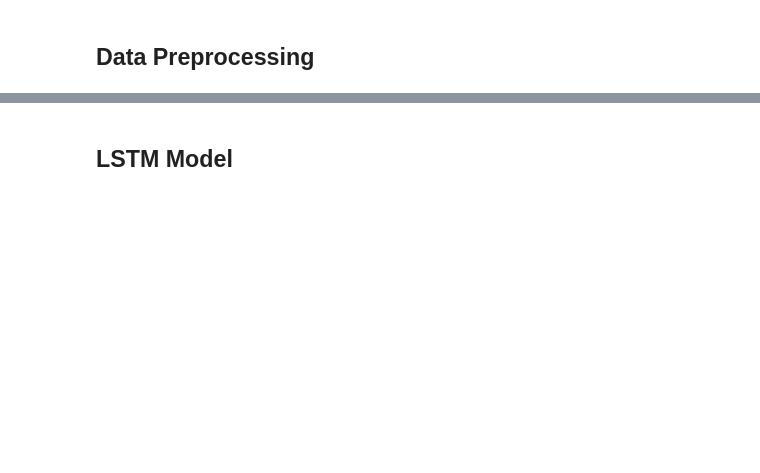
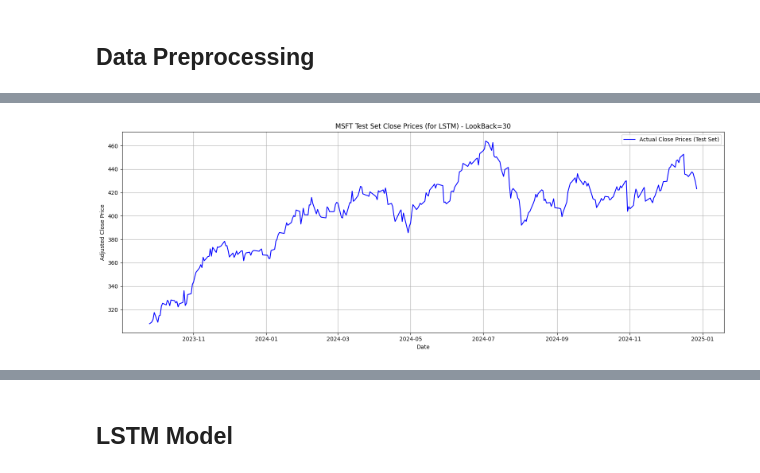
Before and after one commit to orevs-com/Stock-Market-Project, a Jupyter notebook: MSc_Final_Project.ipynb, the cells around one changed output, grey strips where cells are left out. Saved outputs shown, nothing was run; the diff lists cells and outputs as text; code cells hidden in the pictures; blank space fills up the shorter version.

```diff
--- a/MSc_Final_Project.ipynb
+++ b/MSc_Final_Project.ipynb
@@ -774,0 +866,85 @@ Visualizing splits for: AAPL
+# %%
+print("\n--- Visualizing Preprocessed Data ---")
+sample_ticker_for_lstm_plot = None
+# Find a ticker that has at least one look_back data prepared for LSTM
+for ticker_name, look_back_data in prepared_data_for_all_models['lstm'].items():
+    if look_back_data: # Check if the inner dictionary is not empty
+        first_look_back_key = next(iter(look_back_data)) # Get the first look_back key
+        data = look_back_data[first_look_back_key]
+        if data['X_test_lstm'].shape[0] > 0 and data['y_test_raw'].shape[0] > 0:
+            sample_ticker_for_lstm_plot = ticker_name
+            sample_look_back_for_plot = first_look_back_key
+            break
+
+if sample_ticker_for_lstm_plot:
+    print(f"\n--- Visualizing LSTM Test Data for {sample_ticker_for_lstm_plot} (LookBack={sample_look_back_for_plot}) ---")
+    lstm_data_for_plot = prepared_data_for_all_models['lstm'][sample_ticker_for_lstm_plot][sample_look_back_for_plot]
+
+    plt.figure(figsize=(16, 6))
+    plt.plot(lstm_data_for_plot['y_test_raw'].index, lstm_data_for_plot['y_test_raw'], label='Actual Close Prices (Test Set)', color='blue')
+    plt.title(f'{sample_ticker_for_lstm_plot} Test Set Close Prices (for LSTM) - LookBack={sample_look_back_for_plot}')
+    plt.xlabel('Date')
+    plt.ylabel('Adjusted Close Price')
+    plt.legend()
+    plt.grid(True)
+    plt.tight_layout()
+    plt.show()
+    plt.savefig(os.path.join(Plots_Output_Path, f"{sample_ticker_for_lstm_plot}_LSTM_Test_Data_lb{sample_look_back_for_plot}.png"))
+    plt.close()
+
+    print(f"\n--- Example LSTM Input Sequence Shape for {sample_ticker_for_lstm_plot} (LookBack={sample_look_back_for_plot}) ---")
+    if lstm_data_for_plot['X_train_lstm'].shape[0] > 0:
+        first_lstm_input_sample = lstm_data_for_plot['X_train_lstm'][0]
+        print(f"Shape of one LSTM input sequence (timesteps, features): {first_lstm_input_sample.shape}")
+        print(f"Number of features used per timestep: {first_lstm_input_sample.shape[1]}")
+
+sample_ticker_for_xgb_plot = None
+for ticker_name, data in prepared_data_for_all_models['xgboost'].items():
+    if data['X_test'].shape[0] > 0 and data['y_test'].shape[0] > 0:
+        sample_ticker_for_xgb_plot = ticker_name
+        break
+if sample_ticker_for_xgb_plot:
+    print(f"\n--- Visualizing XGBoost Test Data for {sample_ticker_for_xgb_plot} ---")
+    xgb_data_for_plot = prepared_data_for_all_models['xgboost'][sample_ticker_for_xgb_plot]
+
+    plt.figure(figsize=(10, 5))
+    plt.hist(xgb_data_for_plot['y_test'], bins=50, alpha=0.7, color='green', label='XGBoost Test Target Distribution')
+    plt.title(f'{sample_ticker_for_xgb_plot} XGBoost Test Target Distribution')
+    plt.xlabel('Close Price')
+    plt.ylabel('Frequency')
+    plt.legend()
+    plt.grid(True)
+    plt.tight_layout()
+    plt.show()
+    plt.savefig(os.path.join(Plots_Output_Path, f"{sample_ticker_for_xgb_plot}_XGBoost_Test_Target_Distribution.png"))
+    plt.close()
+
+    print(f"\n--- Example XGBoost Input Features Shape for {sample_ticker_for_xgb_plot} ---")
+    if xgb_data_for_plot['X_train'].shape[0] > 0:
+        print(f"Shape of one XGBoost input sample (features): {xgb_data_for_plot['X_train'].iloc[0].shape}")
+        print(f"Total number of features (including lags): {xgb_data_for_plot['X_train'].shape[1]}")
+
+sample_ticker_for_arima_plot = None
+for ticker_name, data in prepared_data_for_all_models['arima'].items():
+    if data['test_data'].shape[0] > 0:
+        sample_ticker_for_arima_plot = ticker_name
+        break
+if sample_ticker_for_arima_plot:
+    print(f"\n--- Visualizing ARIMA Train/Test Split for {sample_ticker_for_arima_plot} ---")
+    arima_data_for_plot = prepared_data_for_all_models['arima'][sample_ticker_for_arima_plot]
+
+    plt.figure(figsize=(16, 6))
+    plt.plot(arima_data_for_plot['train_data'].index, arima_data_for_plot['train_data'], label='ARIMA Train Data', color='blue')
+    plt.plot(arima_data_for_plot['test_data'].index, arima_data_for_plot['test_data'], label='ARIMA Test Data', color='red', linestyle='--')
+    plt.title(f'{sample_ticker_for_arima_plot} Close Price - ARIMA Train/Test Split')
+    plt.xlabel('Date')
+    plt.ylabel('Close Price')
+    plt.legend()
+    plt.grid(True)
+    plt.tight_layout()
+    plt.show()
+    plt.savefig(os.path.join(Plots_Output_Path, f"{sample_ticker_for_arima_plot}_ARIMA_Train_Test_Split.png"))
+    plt.close()
+
+    print(f"\nADF p-value for {sample_ticker_for_arima_plot} ARIMA series: {arima_data_for_plot['adf_p_value']:.4f}")
+# %% [output]
@@ -774,0 +954 @@ Visualizing splits for: AAPL
+[figure, added]
```
Also changed, not shown: parts of 25 cells of this notebook.
